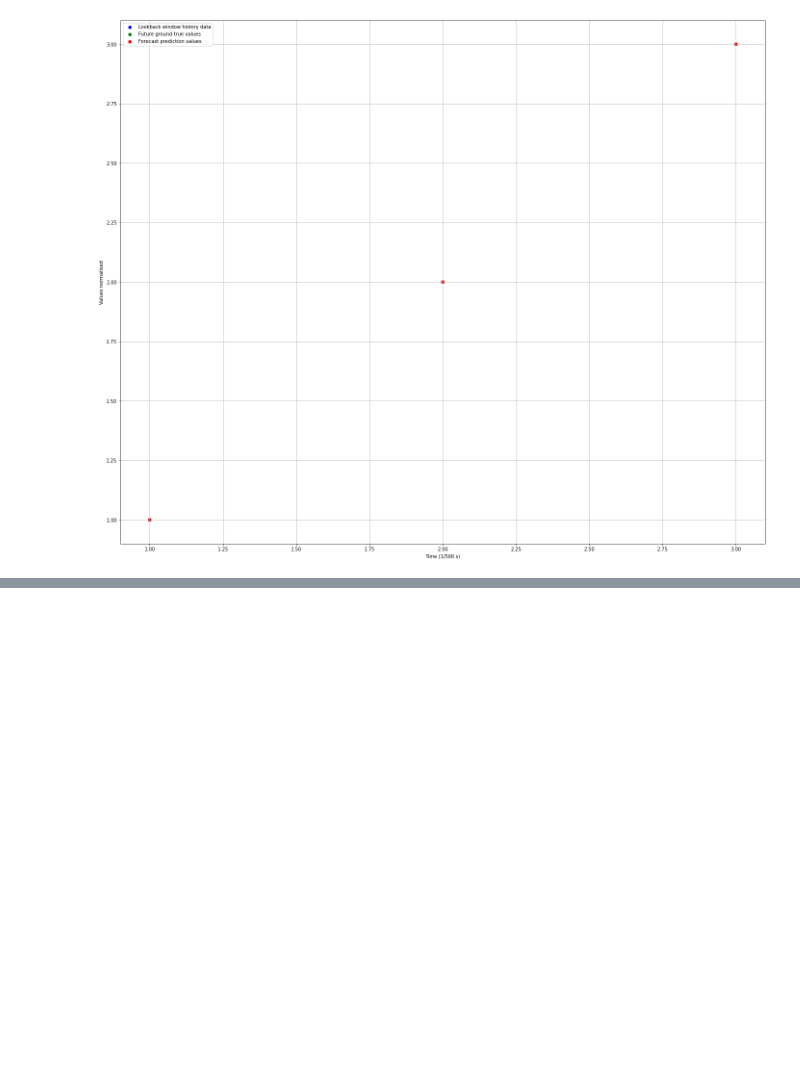
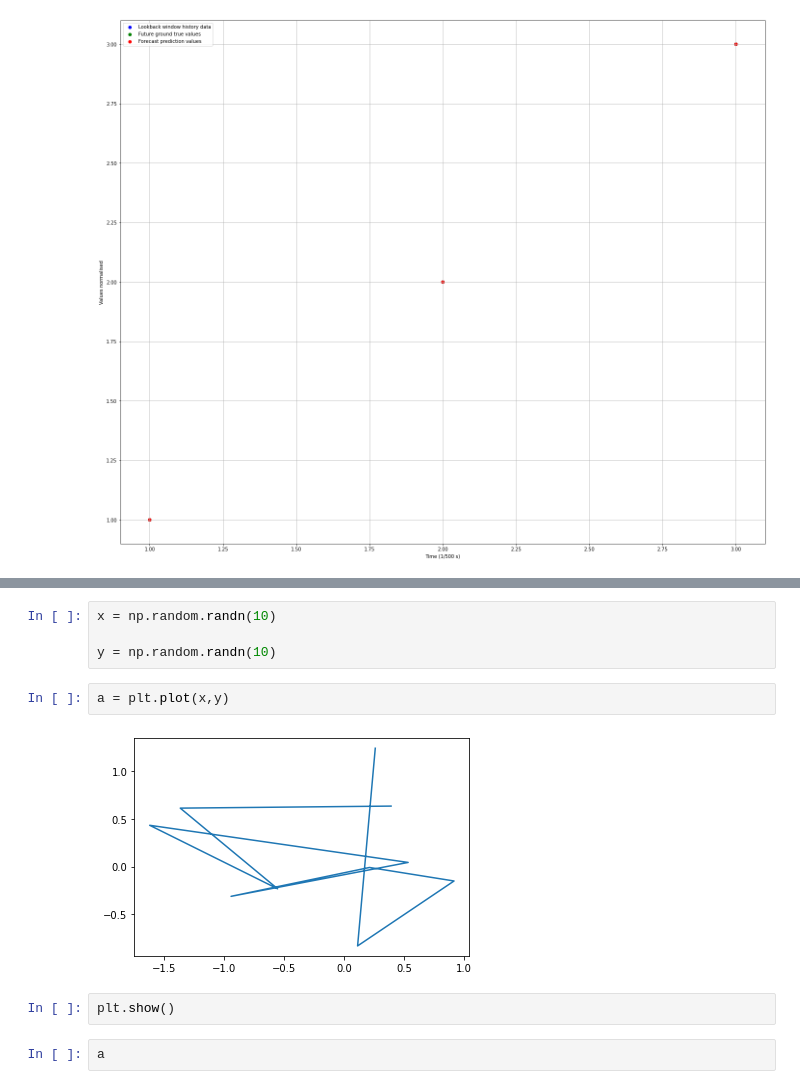
Before and after one commit to ispmor/ECG-classifier, a Jupyter notebook: result_analysis.ipynb, the cells around one changed output, grey strips where cells are left out. Cells and saved outputs as stored; diff of their text form; blank space fills up the shorter version.

```diff
--- a/result_analysis_short_training.ipynb
+++ b/result_analysis.ipynb
@@ -255,0 +270,12 @@ plt.savefig("legend")
+# %%
+x = np.random.randn(10)
+
+y = np.random.randn(10)
+# %%
+a = plt.plot(x,y)
+# %% [output]
+[figure, added]
+# %%
+plt.show()
+# %%
+a
```
Also changed, not shown: parts of 6 cells of this notebook, 3 other files.
